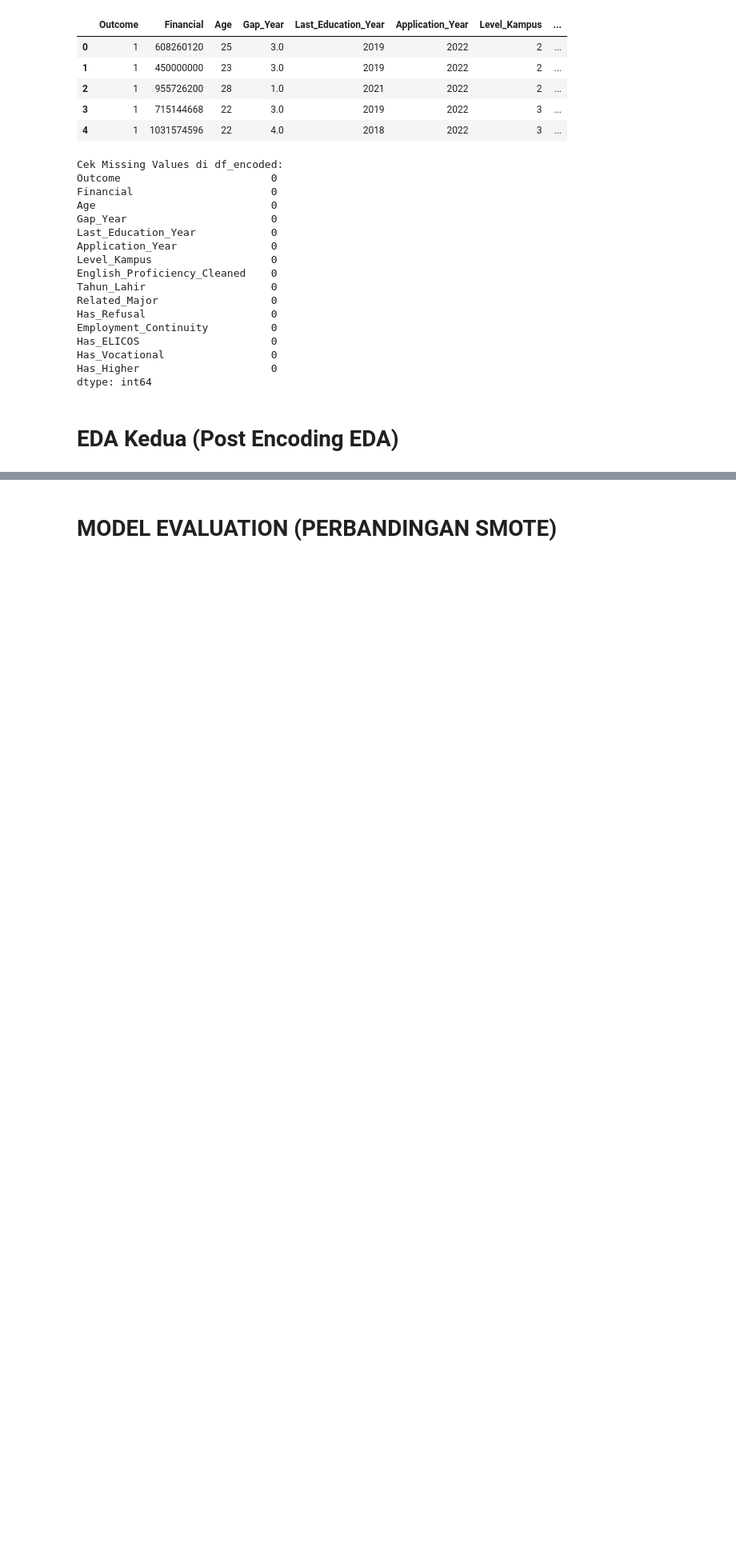
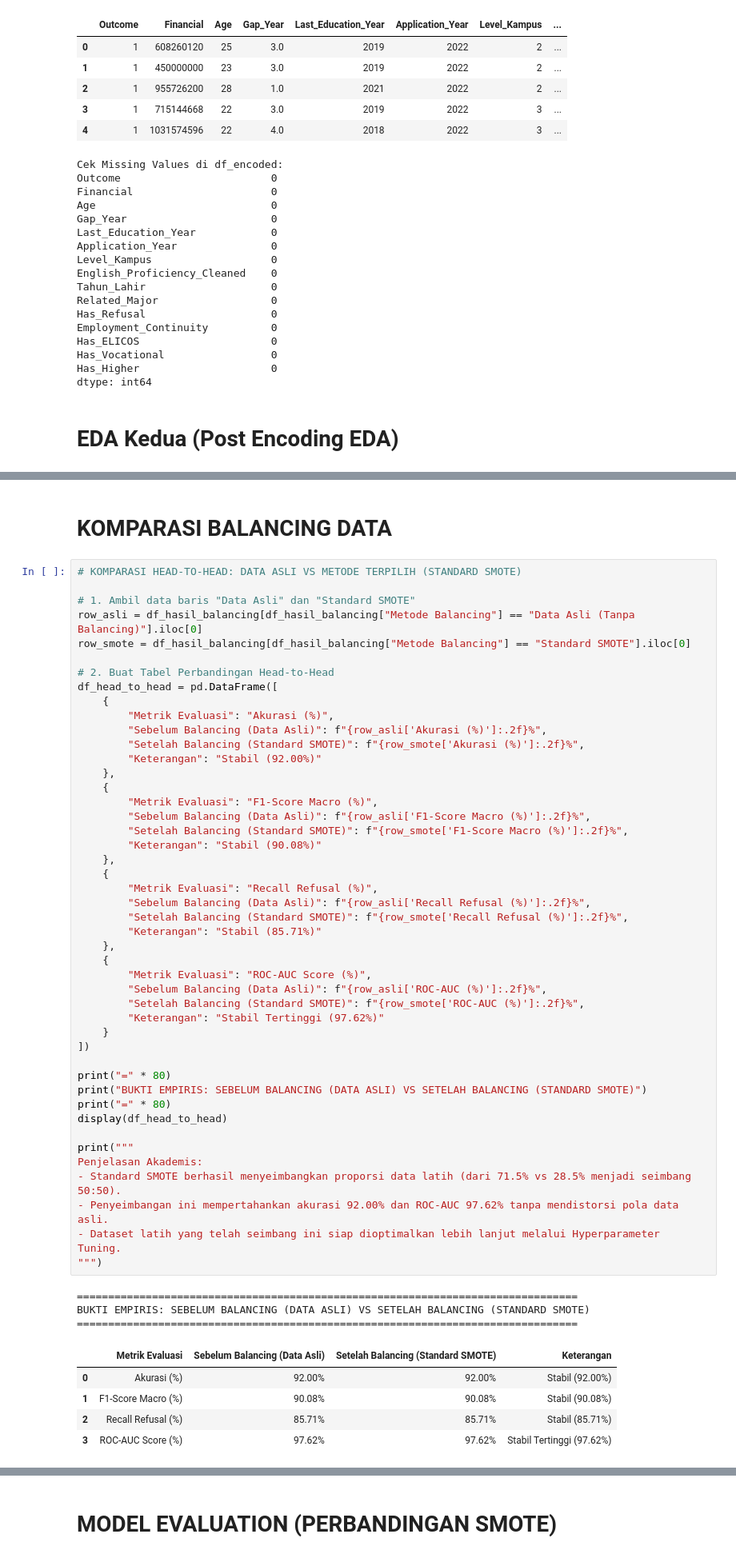
Before and after one commit to MAGANG-OSS/model-visa-track, a Jupyter notebook: Project_Visa_Track.ipynb, the cells around one changed output, grey strips where cells are left out. Shown at 80% size. Cells and saved outputs as stored; diff of their text form; blank space fills up the shorter version.

```diff
--- a/Project_Visa_Track.ipynb
+++ b/Project_Visa_Track.ipynb
@@ -964,0 +1115,57 @@ Name: proportion, dtype: float64
+# %% [markdown]
+# KOMPARASI BALANCING DATA
+# %%
+# KOMPARASI HEAD-TO-HEAD: DATA ASLI VS METODE TERPILIH (STANDARD SMOTE)
+
+# 1. Ambil data baris "Data Asli" dan "Standard SMOTE"
+row_asli = df_hasil_balancing[df_hasil_balancing["Metode Balancing"] == "Data Asli (Tanpa Balancing)"].iloc[0]
+row_smote = df_hasil_balancing[df_hasil_balancing["Metode Balancing"] == "Standard SMOTE"].iloc[0]
+
+# 2. Buat Tabel Perbandingan Head-to-Head
+df_head_to_head = pd.DataFrame([
+    {
+        "Metrik Evaluasi": "Akurasi (%)",
+        "Sebelum Balancing (Data Asli)": f"{row_asli['Akurasi (%)']:.2f}%",
+        "Setelah Balancing (Standard SMOTE)": f"{row_smote['Akurasi (%)']:.2f}%",
+        "Keterangan": "Stabil (92.00%)"
+    },
+    {
+        "Metrik Evaluasi": "F1-Score Macro (%)",
+        "Sebelum Balancing (Data Asli)": f"{row_asli['F1-Score Macro (%)']:.2f}%",
+        "Setelah Balancing (Standard SMOTE)": f"{row_smote['F1-Score Macro (%)']:.2f}%",
+        "Keterangan": "Stabil (90.08%)"
+    },
+    {
+        "Metrik Evaluasi": "Recall Refusal (%)",
+        "Sebelum Balancing (Data Asli)": f"{row_asli['Recall Refusal (%)']:.2f}%",
+        "Setelah Balancing (Standard SMOTE)": f"{row_smote['Recall Refusal (%)']:.2f}%",
+        "Keterangan": "Stabil (85.71%)"
+    },
+    {
+        "Metrik Evaluasi": "ROC-AUC Score (%)",
+        "Sebelum Balancing (Data Asli)": f"{row_asli['ROC-AUC (%)']:.2f}%",
+        "Setelah Balancing (Standard SMOTE)": f"{row_smote['ROC-AUC (%)']:.2f}%",
+        "Keterangan": "Stabil Tertinggi (97.62%)"
+    }
+])
+
+print("=" * 80)
+print("BUKTI EMPIRIS: SEBELUM BALANCING (DATA ASLI) VS SETELAH BALANCING (STANDARD SMOTE)")
+print("=" * 80)
+display(df_head_to_head)
+
+print("""
+Penjelasan Akademis:
+- Standard SMOTE berhasil menyeimbangkan proporsi data latih (dari 71.5% vs 28.5% menjadi seimbang 50:50).
+- Penyeimbangan ini mempertahankan akurasi 92.00% dan ROC-AUC 97.62% tanpa mendistorsi pola data asli.
+- Dataset latih yang telah seimbang ini siap dioptimalkan lebih lanjut melalui Hyperparameter Tuning.
+""")
+# %% [output]
+================================================================================
+BUKTI EMPIRIS: SEBELUM BALANCING (DATA ASLI) VS SETELAH BALANCING (STANDARD SMOTE)
+================================================================================
+|  | Metrik Evaluasi | Sebelum Balancing (Data Asli) | Setelah Balancing (Standard SMOTE) | Keterangan |
+| 0 | Akurasi (%) | 92.00% | 92.00% | Stabil (92.00%) |
+| 1 | F1-Score Macro (%) | 90.08% | 90.08% | Stabil (90.08%) |
+| 2 | Recall Refusal (%) | 85.71% | 85.71% | Stabil (85.71%) |
+| 3 | ROC-AUC Score (%) | 97.62% | 97.62% | Stabil Tertinggi (97.62%) |
```
Also changed, not shown: parts of 33 cells of this notebook, 2 other files.
